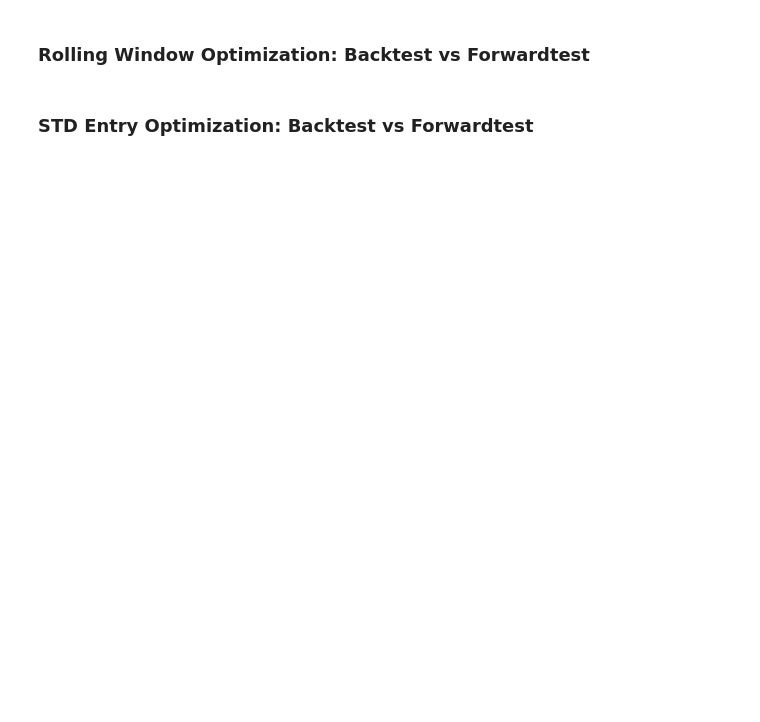
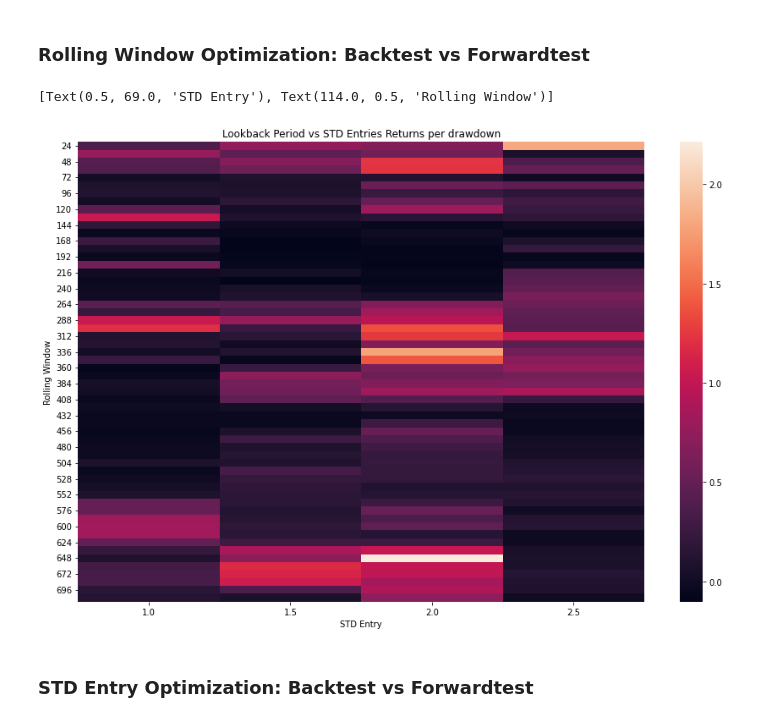
Before and after one commit to walidarbtg/cointegration, a Jupyter notebook: Z-Score Optimal Lookback Window.ipynb, the cells around one changed output. Cells and saved outputs as stored; diff of their text form; code cells hidden in the pictures; blank space fills up the shorter version.

```diff
--- a/Z-Score Optimal Lookback Window.ipynb
+++ b/Z-Score Optimal Lookback Window.ipynb
@@ -212,4 +214,41 @@ Max Drawdown: -9.88%
 # %% [markdown]
 ### Rolling Window Optimization: Backtest vs Forwardtest
+# %%
+backtest_rolling_windows = range(24*1,24*30,12)
+backtest_std_entry = np.arange(1,3,0.5)
+forwardtest_rolling_windows = range(24*11,24*30)
+backtest_returns_per_drawdown = pd.DataFrame(index=backtest_rolling_windows, columns=backtest_std_entry)
+
+pairs = ['ZECUSDT/XMRUSDT', 'BTCUSDT/ETHUSDT', 'SANDUSDT/AXSUSDT', 'LTCUSDT/ETCUSDT', 'BCHUSDT/ETHUSDT']
+
+for window in backtest_rolling_windows:
+    for std_entry in backtest_std_entry:
+        all_returns_per_drawdown = []
+        for pair in pairs:
+            asset_a, asset_b = pair.split('/')
+            params = {
+                'asset_a': asset_a,
+                'asset_b': asset_b,
+                'starting_capital': 10000.0,
+                'fees': 0.0006,
+                'rolling_window': window,
+                'std_entry': std_entry,
+                'beta': 1,
+                'start_date': '2021-01-01 00:00:00',
+                'end_date': '2022-01-01 00:00:00'
+            }
+
+            pair_returns, fees_paid, nbr_of_trades, max_drawdown = backtest_zscore_strategy(params, False)
+            all_returns_per_drawdown.append(pair_returns/abs(max_drawdown))
+
+        backtest_returns_per_drawdown.loc[window][std_entry] = np.median(all_returns_per_drawdown)
+# %%
+plt.figure(figsize=(15,10))
+plt.title('Lookback Period vs STD Entries Returns per drawdown')
+hm = sb.heatmap(backtest_returns_per_drawdown.astype(float))
+hm.set(xlabel='STD Entry', ylabel='Rolling Window')
+# %% [output]
+[Text(0.5, 69.0, 'STD Entry'), Text(114.0, 0.5, 'Rolling Window')]
+[figure, added]
 # %% [markdown]
 ### STD Entry Optimization: Backtest vs Forwardtest
```
Also changed, not shown: parts of 2 cells of this notebook.
